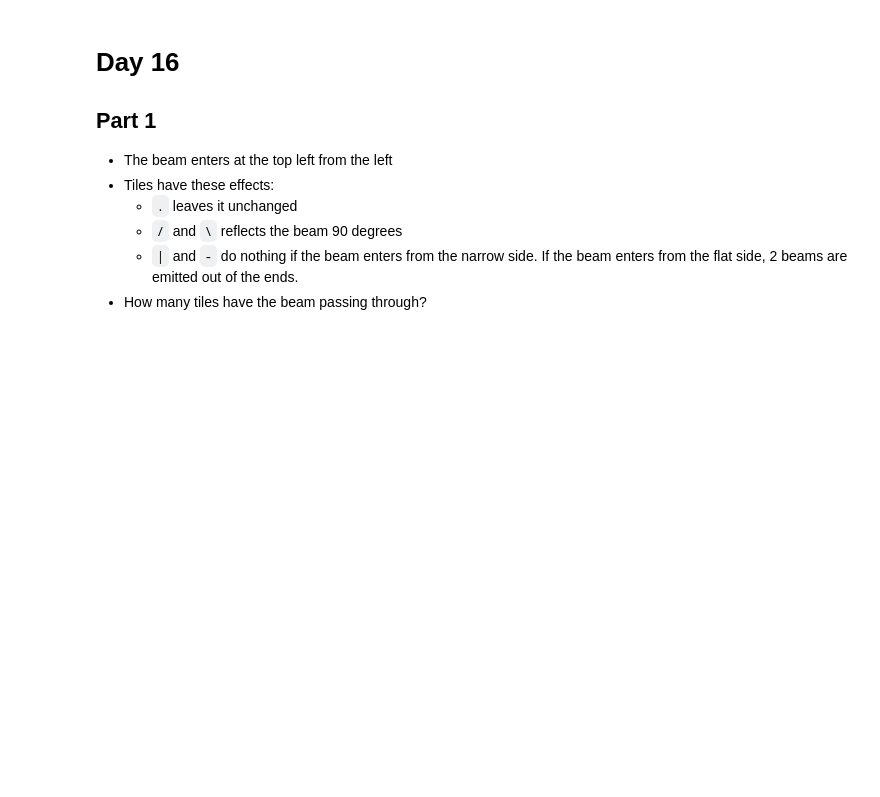
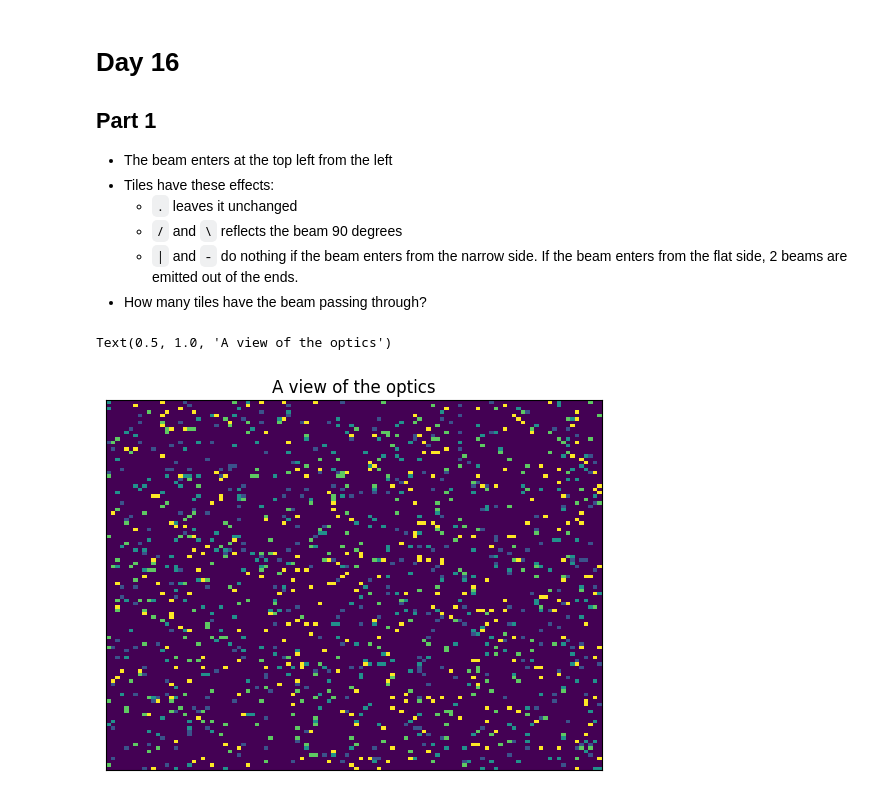
Before and after one commit to nouseforkeys/advent-of-code-23, a Jupyter notebook: day_16.ipynb, the cells around one changed output. Cells and saved outputs as stored; diff of their text form; code cells hidden in the pictures; blank space fills up the shorter version.

```diff
--- a/day_16.ipynb
+++ b/day_16.ipynb
@@ -37,4 +40,13 @@ def parse_tile(tile: str) -> int:
         case '-':
             return H_SPLIT
 
-parser = ParseConfig('\n')
+parser = ParseConfig('\n', ParseConfig('', parse_tile))
+
+grid = parse_from_file('puzzle_input\\day_16.txt', parser)
+# %%
+fig, ax = plt.subplots()
+plot_grid(grid, ax)
+ax.set_title('A view of the optics')
+# %% [output]
+Text(0.5, 1.0, 'A view of the optics')
+[figure, added]
```
Also changed, not shown: parts of 6 cells of this notebook.
